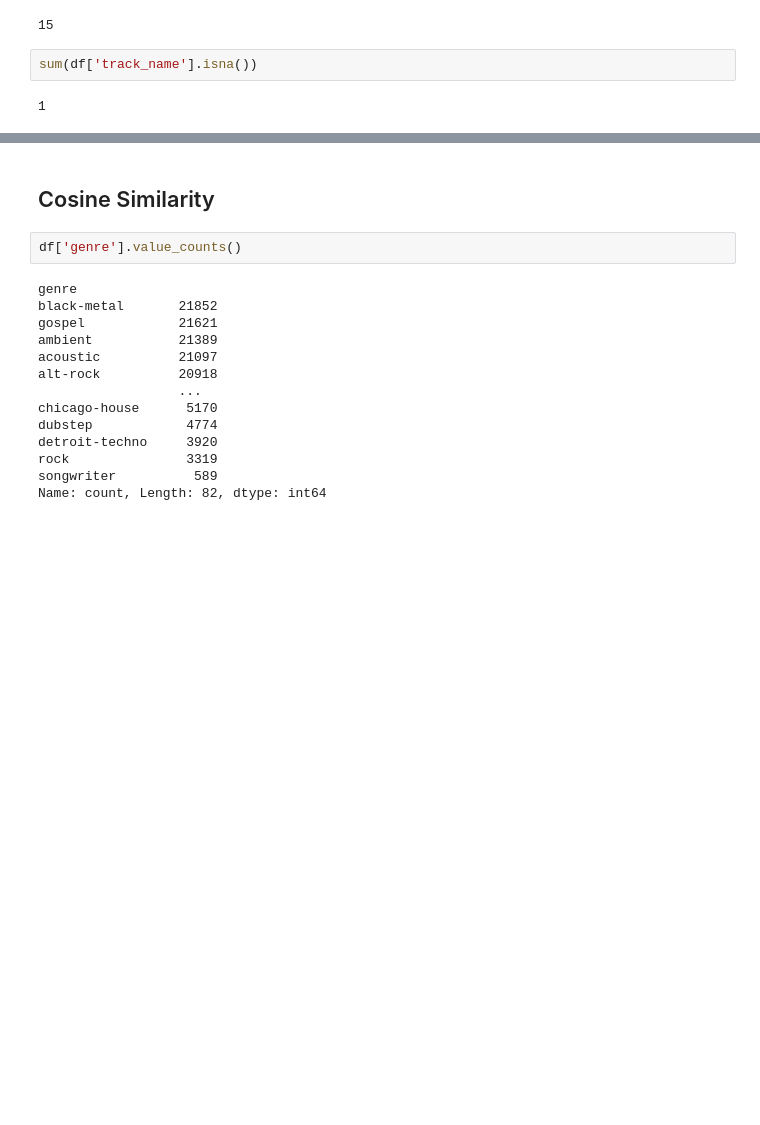
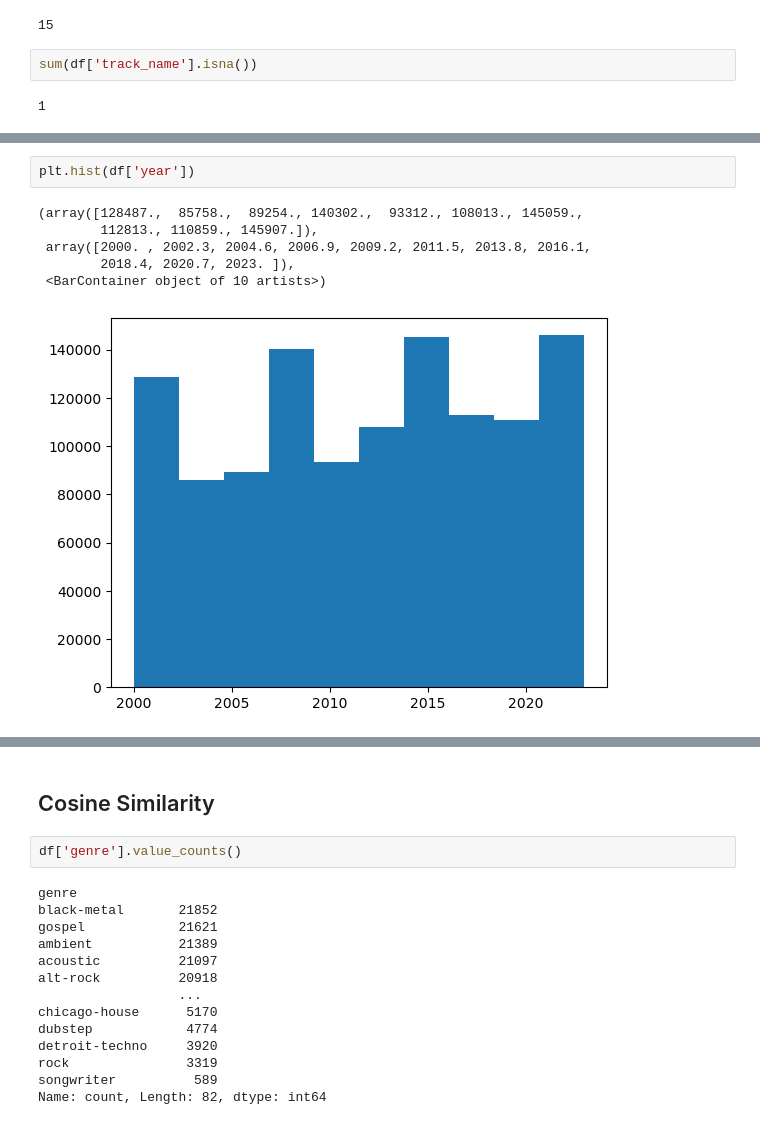
Before and after one commit to kmk9461/advanced_python, a Jupyter notebook: spotify_1mil_tracks.ipynb, the cells around one changed output, grey strips where cells are left out. Drawn from its saved outputs; the diff is of its cells as text; blank space fills up the shorter version.

```diff
--- a/spotify_1mil_tracks.ipynb
+++ b/spotify_1mil_tracks.ipynb
@@ -107,0 +111,9 @@ sum(df['track_name'].isna())
+# %%
+plt.hist(df['year'])
+# %% [output]
+(array([128487.,  85758.,  89254., 140302.,  93312., 108013., 145059.,
+        112813., 110859., 145907.]),
+ array([2000. , 2002.3, 2004.6, 2006.9, 2009.2, 2011.5, 2013.8, 2016.1,
+        2018.4, 2020.7, 2023. ]),
+ <BarContainer object of 10 artists>)
+[figure, added]
```
Also changed, not shown: parts of 18 cells of this notebook, 1 other file.
